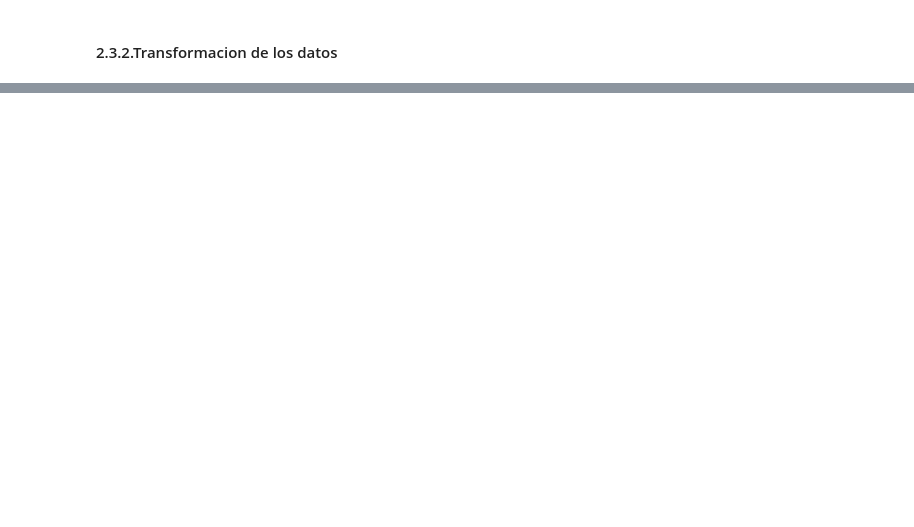
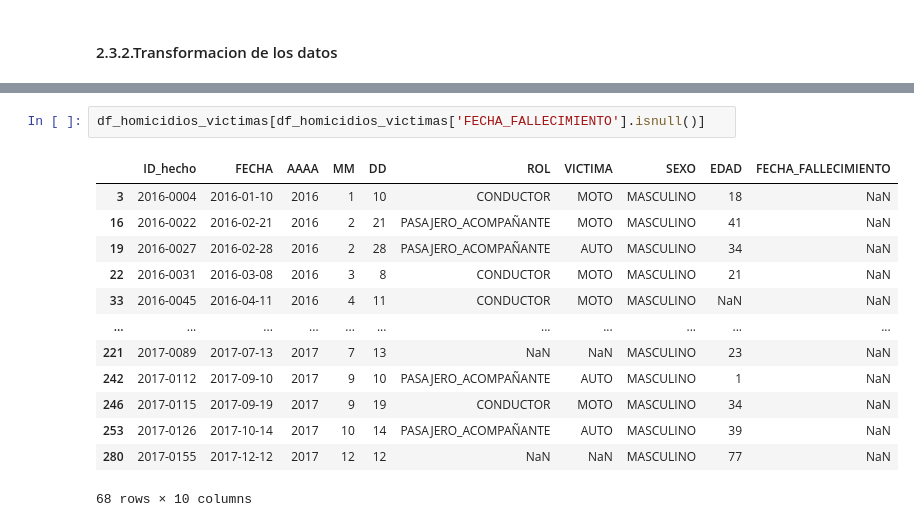
Before and after one commit to AlisterVento/PI02-DataAnalyst, a Jupyter notebook: Homicidios_Victimas.ipynb, the cells around one changed output, grey strips where cells are left out. Cells and saved outputs as stored; diff of their text form; blank space fills up the shorter version.

```diff
--- a/Homicidios_Victimas.ipynb
+++ b/Homicidios_Victimas.ipynb
@@ -182 +184,17 @@ df_homicidios_victimas[df_homicidios_victimas['ROL']=='SD']
+# %%
+df_homicidios_victimas[df_homicidios_victimas['FECHA_FALLECIMIENTO'].isnull()]
+# %% [output]
+|  | ID_hecho | FECHA | AAAA | MM | DD | ROL | VICTIMA | SEXO | EDAD | FECHA_FALLECIMIENTO |
+| 3 | 2016-0004 | 2016-01-10 | 2016 | 1 | 10 | CONDUCTOR | MOTO | MASCULINO | 18 | NaN |
+| 16 | 2016-0022 | 2016-02-21 | 2016 | 2 | 21 | PASAJERO_ACOMPAÑANTE | MOTO | MASCULINO | 41 | NaN |
+| 19 | 2016-0027 | 2016-02-28 | 2016 | 2 | 28 | PASAJERO_ACOMPAÑANTE | AUTO | MASCULINO | 34 | NaN |
+| 22 | 2016-0031 | 2016-03-08 | 2016 | 3 | 8 | CONDUCTOR | MOTO | MASCULINO | 21 | NaN |
+| 33 | 2016-0045 | 2016-04-11 | 2016 | 4 | 11 | CONDUCTOR | MOTO | MASCULINO | NaN | NaN |
+| ... | ... | ... | ... | ... | ... | ... | ... | ... | ... | ... |
+| 221 | 2017-0089 | 2017-07-13 | 2017 | 7 | 13 | NaN | NaN | MASCULINO | 23 | NaN |
+| 242 | 2017-0112 | 2017-09-10 | 2017 | 9 | 10 | PASAJERO_ACOMPAÑANTE | AUTO | MASCULINO | 1 | NaN |
+| 246 | 2017-0115 | 2017-09-19 | 2017 | 9 | 19 | CONDUCTOR | MOTO | MASCULINO | 34 | NaN |
+| 253 | 2017-0126 | 2017-10-14 | 2017 | 10 | 14 | PASAJERO_ACOMPAÑANTE | AUTO | MASCULINO | 39 | NaN |
+| 280 | 2017-0155 | 2017-12-12 | 2017 | 12 | 12 | NaN | NaN | MASCULINO | 77 | NaN |
+68 rows × 10 columns
 # %%
```
Also changed, not shown: parts of 28 cells of this notebook, 9 other files.
